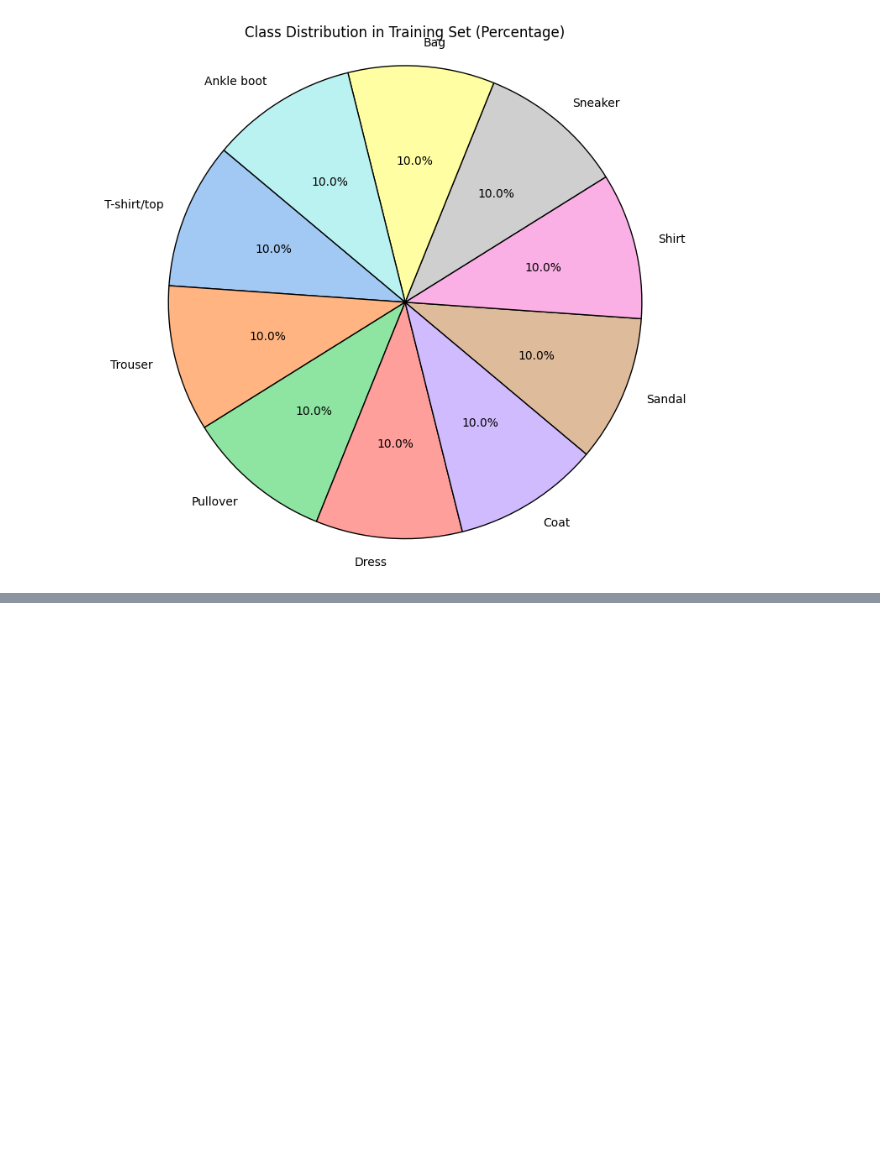
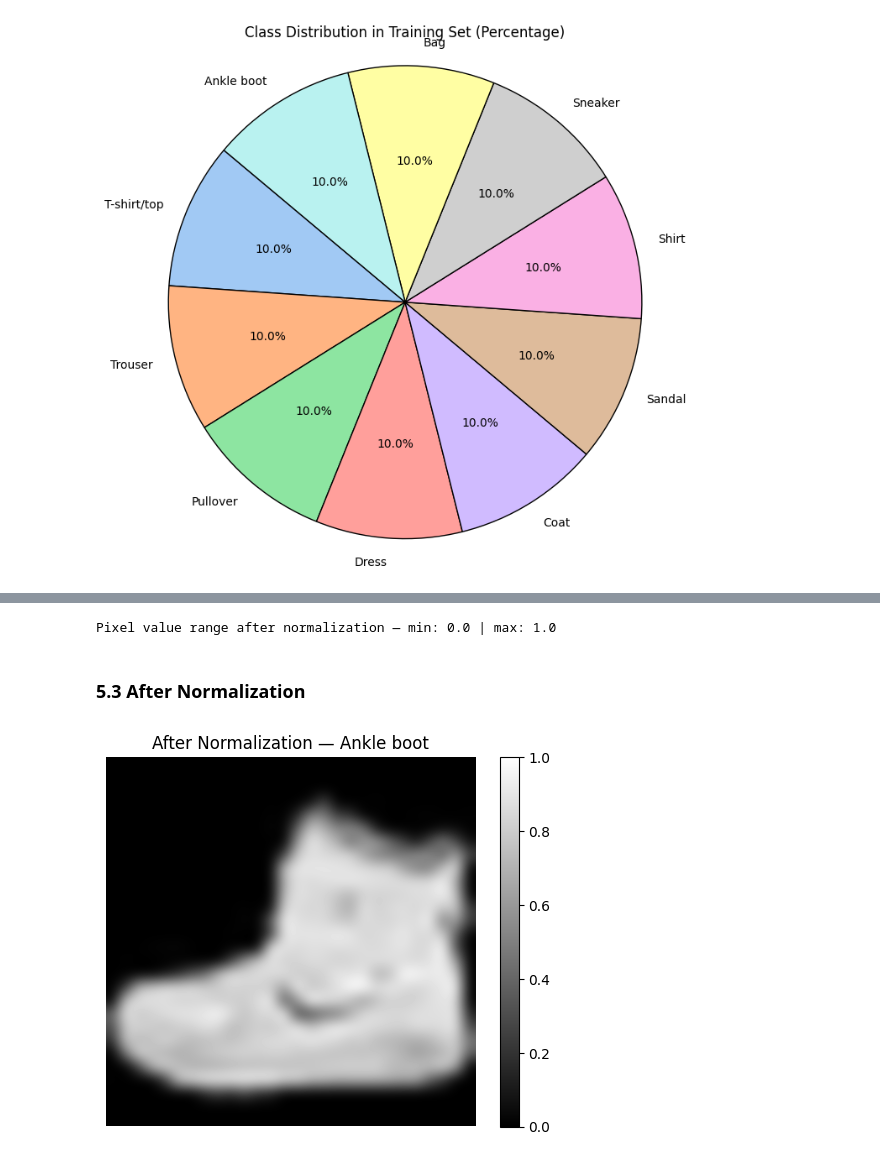
Before and after one commit to lenahmahmoud/Neural_Task, a Jupyter notebook: Neural_Networks_Task.ipynb, the cells around one changed output, grey strips where cells are left out. Drawn from its saved outputs; the diff is of its cells as text; code cells hidden in the pictures; blank space fills up the shorter version.

```diff
--- a/Neural_Networks_Task.ipynb
+++ b/Neural_Networks_Task.ipynb
@@ -203,0 +286,18 @@ plt.show()
+# %%
+# Normalize pixel values to [0, 1]
+x_train_full = x_train_full / 255.0
+x_test       = x_test       / 255.0
+
+print('Pixel value range after normalization — min:', x_train_full.min(), '| max:', x_train_full.max())
+# %% [output]
+Pixel value range after normalization — min: 0.0 | max: 1.0
+# %% [markdown]
+### 5.3 After Normalization
+# %%
+plt.imshow(x_train_full[0], cmap='gray', interpolation='bicubic')
+plt.colorbar()
+plt.axis('off')
+plt.title(f'After Normalization — {class_names[y_train_full[0]]}')
+plt.show()
+# %% [output]
+[figure, added]
```
Also changed, not shown: parts of 14 cells of this notebook.
